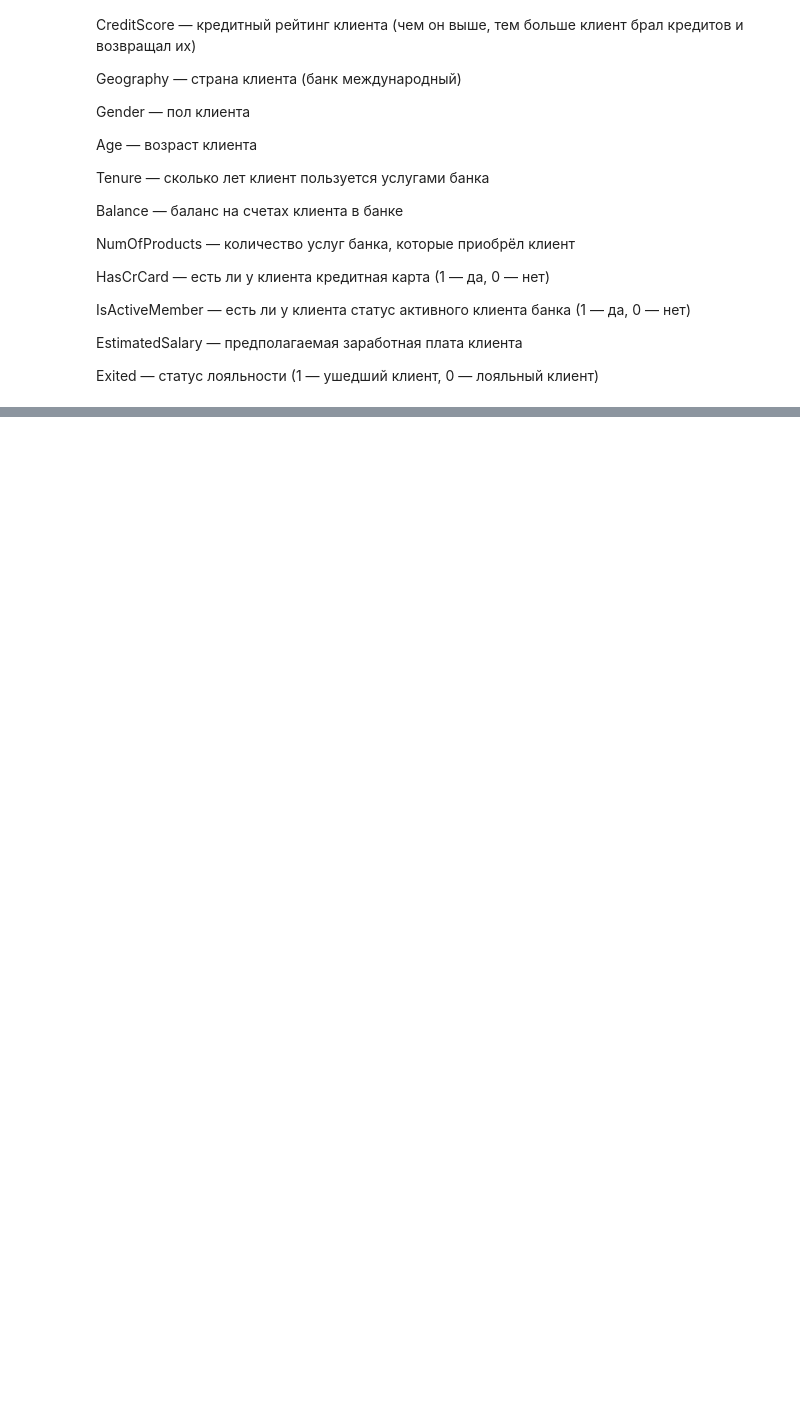
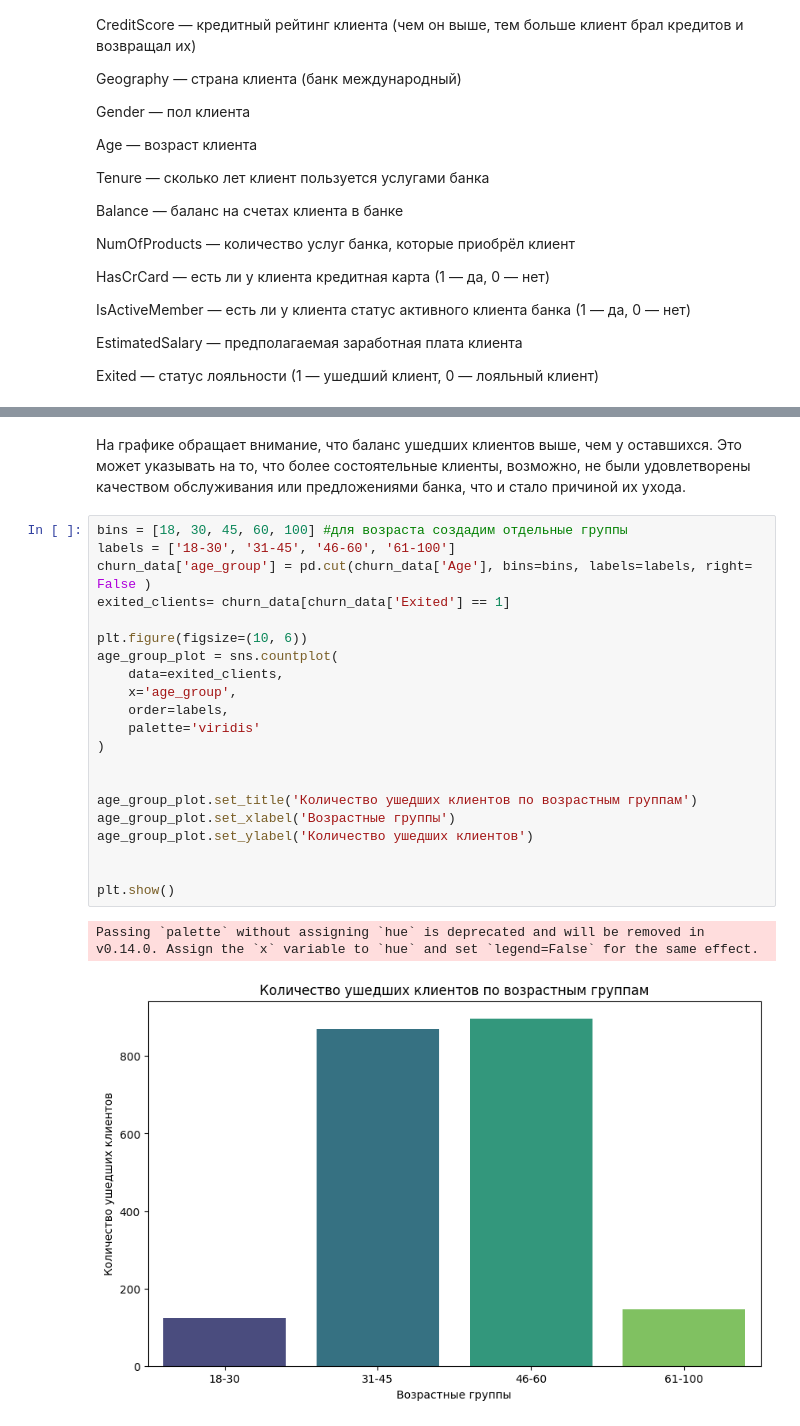
Before and after one commit to Kseniya-1991/learn_aim, a Jupyter notebook: Pandas_progression/churn.ipynb, the cells around one changed output, grey strips where cells are left out. Drawn from its saved outputs; the diff is of its cells as text; blank space fills up the shorter version.

```diff
--- a/Pandas_progression/churn.ipynb
+++ b/Pandas_progression/churn.ipynb
@@ -113,0 +149,26 @@ Passing `palette` without assigning `hue` is deprecated and will be removed in v
+# %% [markdown]
+На графике обращает внимание, что баланс ушедших клиентов выше, чем у оставшихся. Это может указывать на то, что более состоятельные клиенты, возможно, не были удовлетворены качеством обслуживания или предложениями банка, что и стало причиной их ухода.
+# %%
+bins = [18, 30, 45, 60, 100] #для возраста создадим отдельные группы
+labels = ['18-30', '31-45', '46-60', '61-100']
+churn_data['age_group'] = pd.cut(churn_data['Age'], bins=bins, labels=labels, right= False )
+exited_clients= churn_data[churn_data['Exited'] == 1]
+
+plt.figure(figsize=(10, 6))
+age_group_plot = sns.countplot(
+    data=exited_clients,
+    x='age_group',
+    order=labels,
+    palette='viridis'
+)
+
+
+age_group_plot.set_title('Количество ушедших клиентов по возрастным группам')
+age_group_plot.set_xlabel('Возрастные группы')
+age_group_plot.set_ylabel('Количество ушедших клиентов')
+
+
+plt.show()
+# %% [output]
+Passing `palette` without assigning `hue` is deprecated and will be removed in v0.14.0. Assign the `x` variable to `hue` and set `legend=False` for the same effect.
+[figure, added]
```
Also changed, not shown: parts of 29 cells of this notebook.
